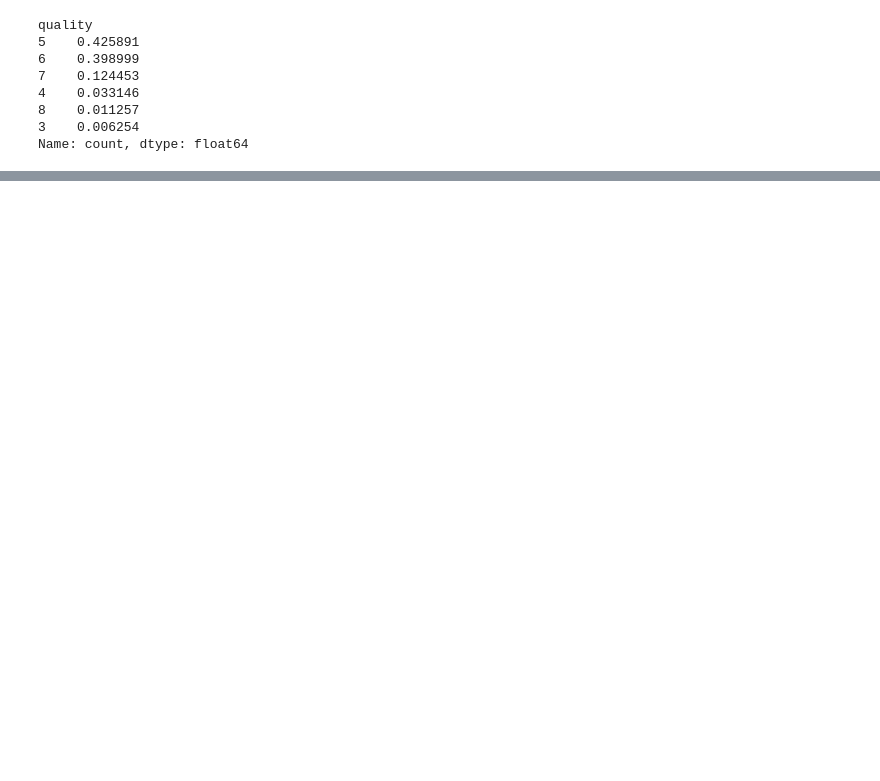
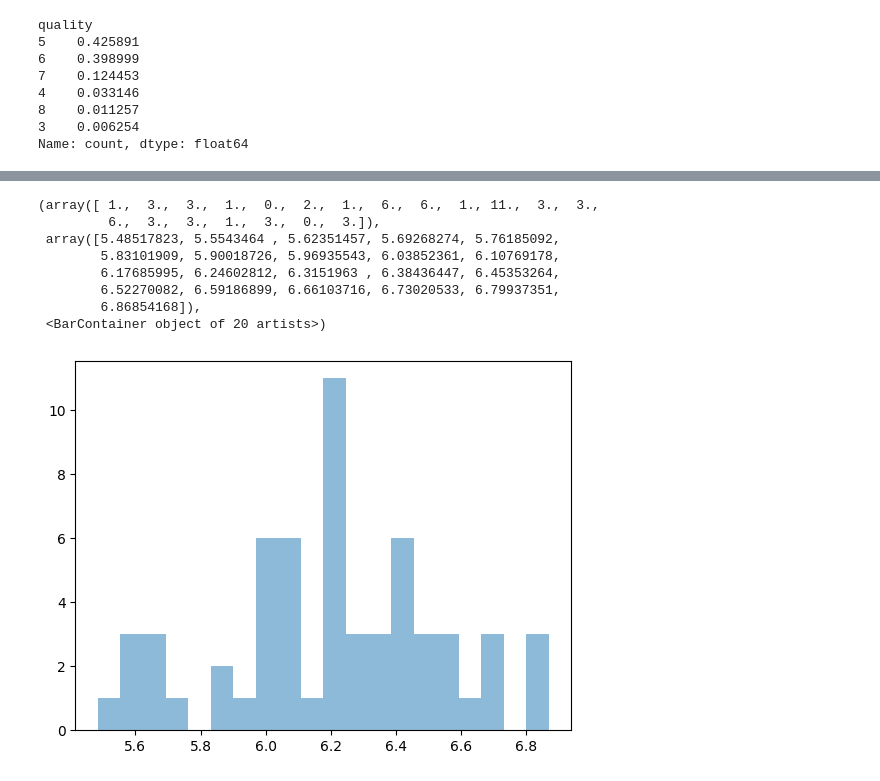
Before and after one commit to lavima/itf31519_2025, a Jupyter notebook: theory_and_practices/workshop1709.ipynb, the cells around one changed output, grey strips where cells are left out. Cells and saved outputs as stored; diff of their text form; code cells hidden in the pictures; blank space fills up the shorter version.

```diff
--- a/theory_and_practices/workshop1709.ipynb
+++ b/theory_and_practices/workshop1709.ipynb
@@ -142,0 +212,15 @@ def evaluate(model, final_eval=False):
+# %%
+lr_predictions_7 = lr_predictions[test_targets == 7]
+dt_predictions_7 = dt_predictions[test_targets == 7]
+plt.hist(lr_predictions_7, alpha=0.5, bins=20)
+plt.hist(dt_predictions_7, alpha=0.5, bins=20)
+# %% [output]
+(array([ 1.,  3.,  3.,  1.,  0.,  2.,  1.,  6.,  6.,  1., 11.,  3.,  3.,
+         6.,  3.,  3.,  1.,  3.,  0.,  3.]),
+ array([5.48517823, 5.5543464 , 5.62351457, 5.69268274, 5.76185092,
+        5.83101909, 5.90018726, 5.96935543, 6.03852361, 6.10769178,
+        6.17685995, 6.24602812, 6.3151963 , 6.38436447, 6.45353264,
+        6.52270082, 6.59186899, 6.66103716, 6.73020533, 6.79937351,
+        6.86854168]),
+ <BarContainer object of 20 artists>)
+[figure, added]
```
Also changed, not shown: parts of 13 cells of this notebook.
